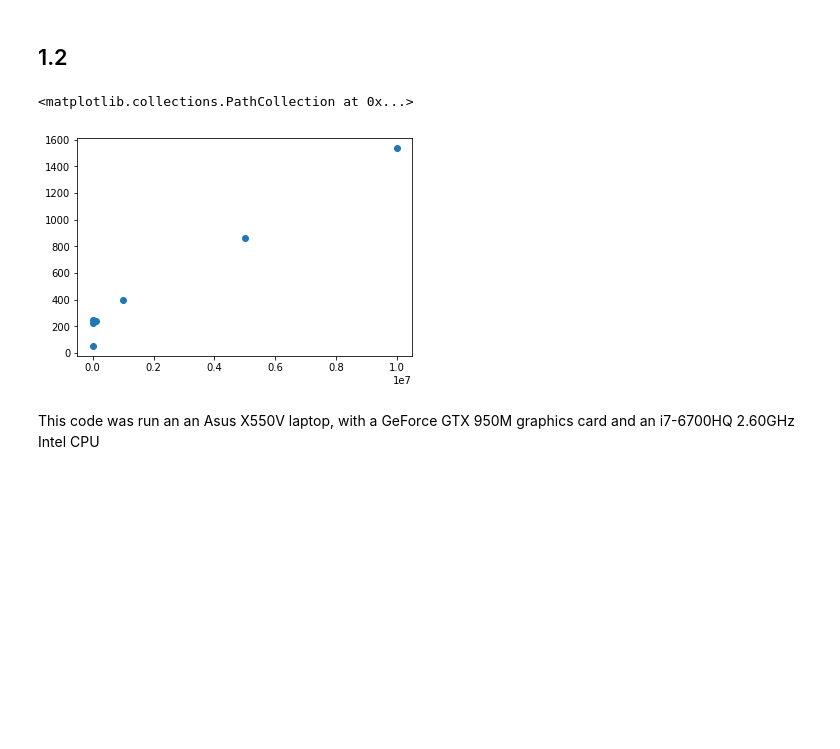
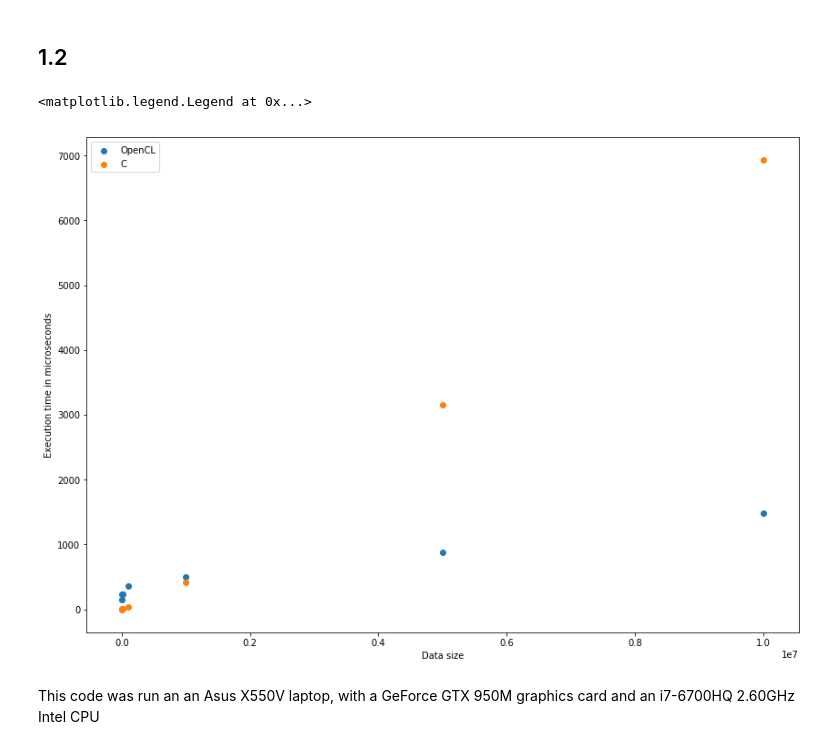
Before and after one commit to Jegp/pfp-assignment1, a Jupyter notebook: report.ipynb, the cells around one changed output. Drawn from its saved outputs; the diff is of its cells as text; code cells hidden in the pictures; blank space fills up the shorter version.

```diff
--- a/report.ipynb
+++ b/report.ipynb
@@ -3,6 +3,14 @@ import numpy as np
 import matplotlib.pyplot as plt
 import re
 %matplotlib inline
+# %%
+def parse_output(out):
+    sizes = []
+    times = []
+    for index in range(0, len(out), 2):
+        sizes.append(int(out[index]))
+        times.append(int(out[index + 1]))
+    return (sizes, times)
 # %% [markdown]
 
 # Sheet 1
@@ -20,20 +33,24 @@ xtp778 - Jens Egholm Pedersen
 !for s in 100 1000 10000 100000 1000000 5000000 10000000; do futhark-dataset -g "[$s]i32" -g "[$s]i32" > "$s.dat"; done
 # %%
-out = !for s in 100 1000 10000 100000 1000000 5000000 10000000; do echo $s && ./assignment1 -t /dev/stderr > /dev/null < "$s.dat"; done
+# Compile and process data for C
+!futhark-c assignment1.fut
+out_1_c = !for s in 100 1000 10000 100000 1000000 5000000 10000000; do echo $s && ./assignment1 -t /dev/stderr > /dev/null < "$s.dat"; done
+(c_1_sizes, c_1_times) = parse_output(out_1_c)
-# %%
-def parse_output(out):
-    sizes = []
-    times = []
-    for index in range(0, len(out), 3):
-        sizes.append(out[index])
-        times.append(out[index + 2])
-    return (sizes, times)
-# %%
-sizes, times = parse_output(out)
-plt.scatter(x = sizes, y = times)
-# %% [output]
-<matplotlib.collections.PathCollection at 0x...>
-[figure, removed]
+# %%
+# Compile and process data for OpenCL
+!futhark-opencl assignment1.fut
+out_1_o = !for s in 100 1000 10000 100000 1000000 5000000 10000000; do echo $s && ./assignment1 -t /dev/stderr > /dev/null < "$s.dat"; done
+(o_1_sizes, o_1_times) = parse_output(out_1_o)
+# %%
+plt.figure(figsize=(14,10))
+plt.scatter(x = o_1_sizes, y = o_1_times)
+plt.scatter(x = c_1_sizes, y = c_1_times)
+plt.xlabel("Data size")
+plt.ylabel("Execution time in microseconds")
+plt.legend(["OpenCL", "C"])
+# %% [output]
+<matplotlib.legend.Legend at 0x...>
+[figure, added]
 # %% [markdown]
 This code was run an an Asus X550V laptop, with a GeForce GTX 950M graphics card and an i7-6700HQ 2.60GHz Intel CPU
 # %% [markdown]
```
Also changed, not shown: parts of 30 cells of this notebook, 6 other files.
